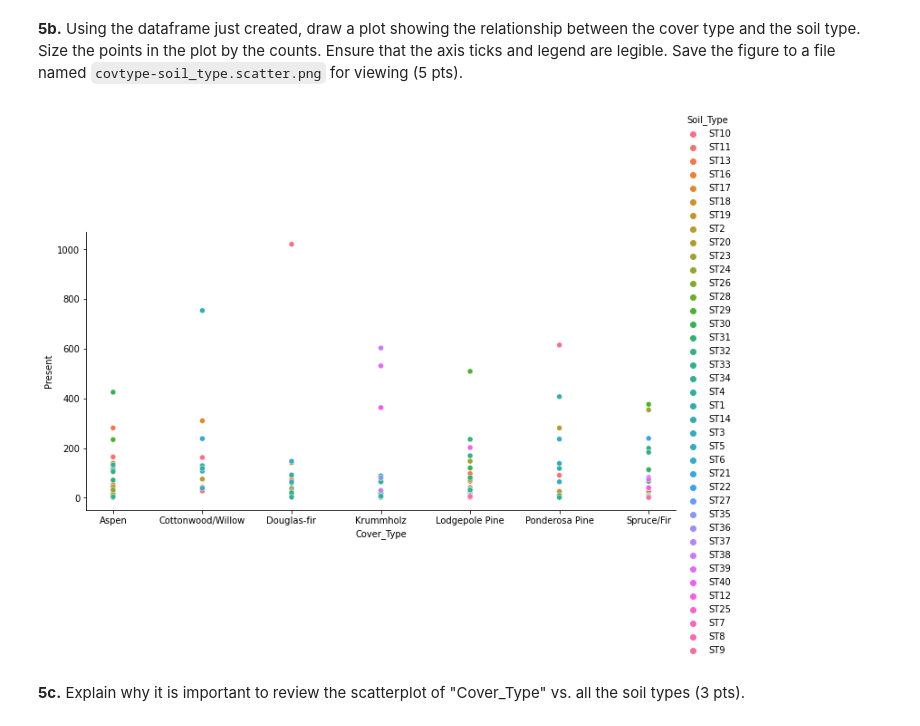
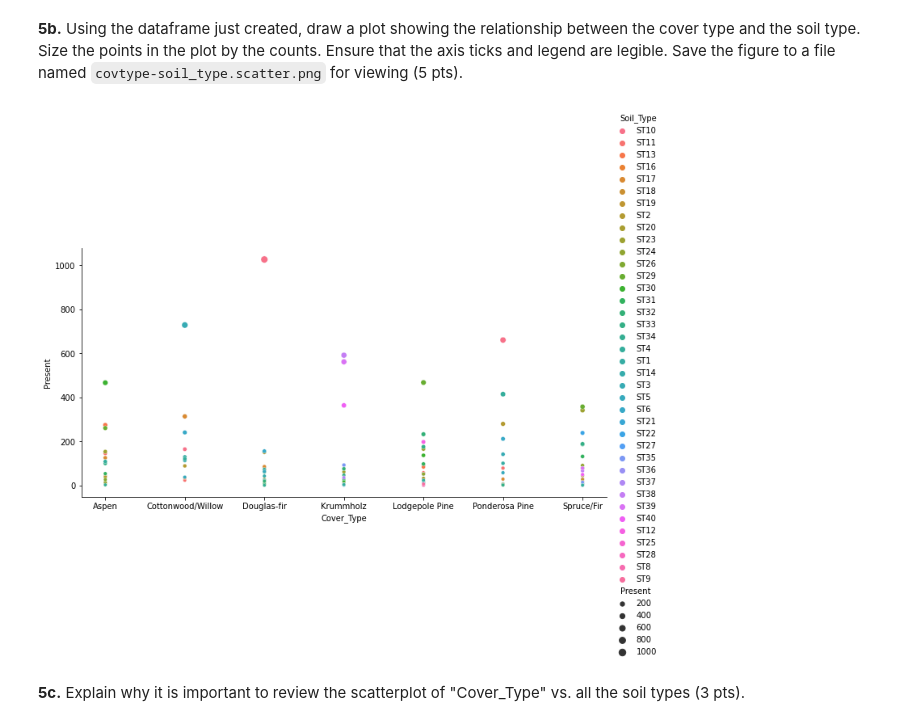
Before and after one commit to ko0000/Data-Analytics-With-Python, a Jupyter notebook: Module2-Data_Analytics/project/P02-Unit_Project.ipynb, the cells around one changed output. Saved outputs shown, nothing was run; the diff lists cells and outputs as text; code cells hidden in the pictures.

```diff
--- a/Module2-Data_Analytics/project/P02-Unit_Project.ipynb
+++ b/Module2-Data_Analytics/project/P02-Unit_Project.ipynb
@@ -423,12 +390,13 @@ df5.head(20)
 # %%
 import matplotlib.pyplot as plt
 import seaborn as sns
 
 %matplotlib inline
-plot1=sns.relplot(x="Cover_Type", y="Present",hue="Soil_Type", data=df5, aspect=2)
+
+plot1=sns.relplot(x="Cover_Type", y="Present",hue="Soil_Type", data=df5, aspect=2, size="Present")
 plot1.savefig("covtype-soil_type.scatter.png", format='png', dpi=300)
 # %% [output]
-[figure, old version]
+[figure, new version]
 # %% [markdown]
 **5c.** Explain why it is important to review the scatterplot of "Cover_Type" vs. all the soil types (3 pts).
 # %% [raw]
```
Also changed, not shown: parts of 29 cells of this notebook, 14 other files.
